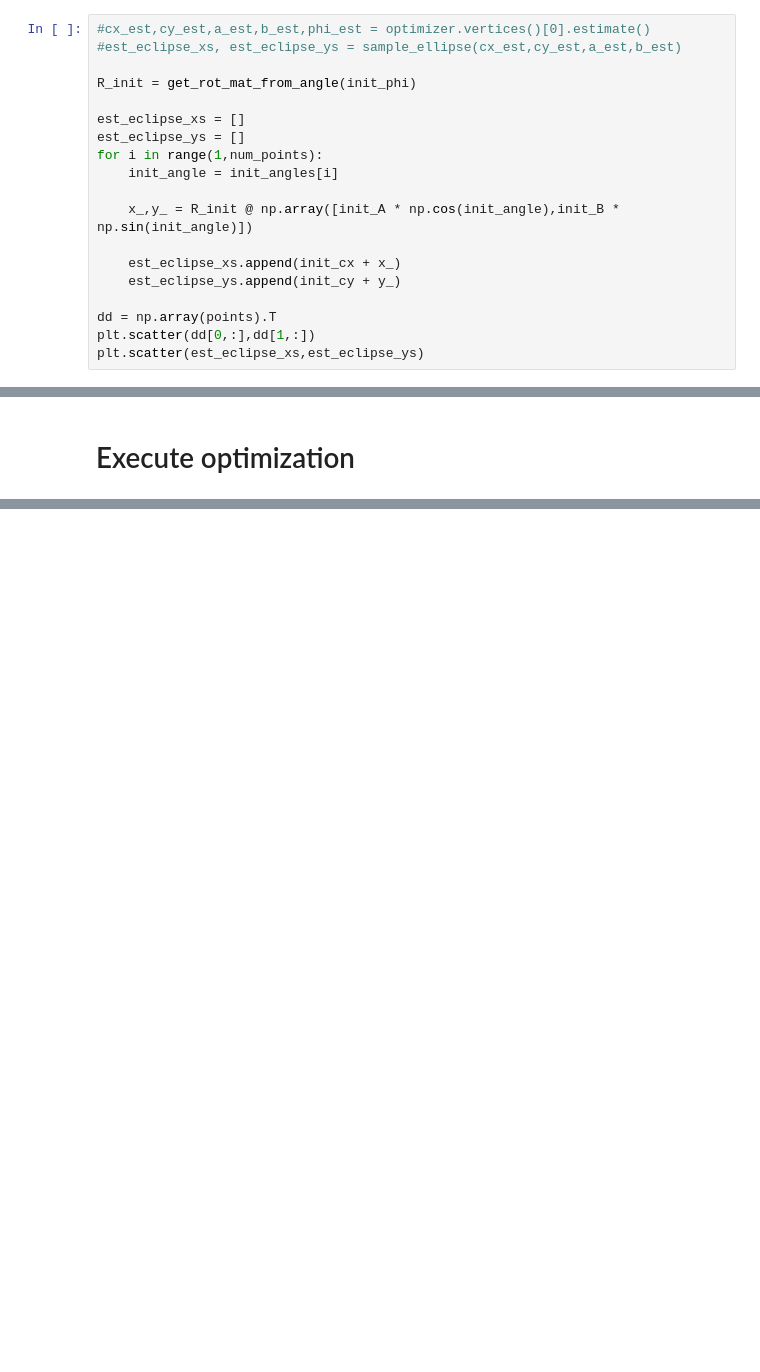
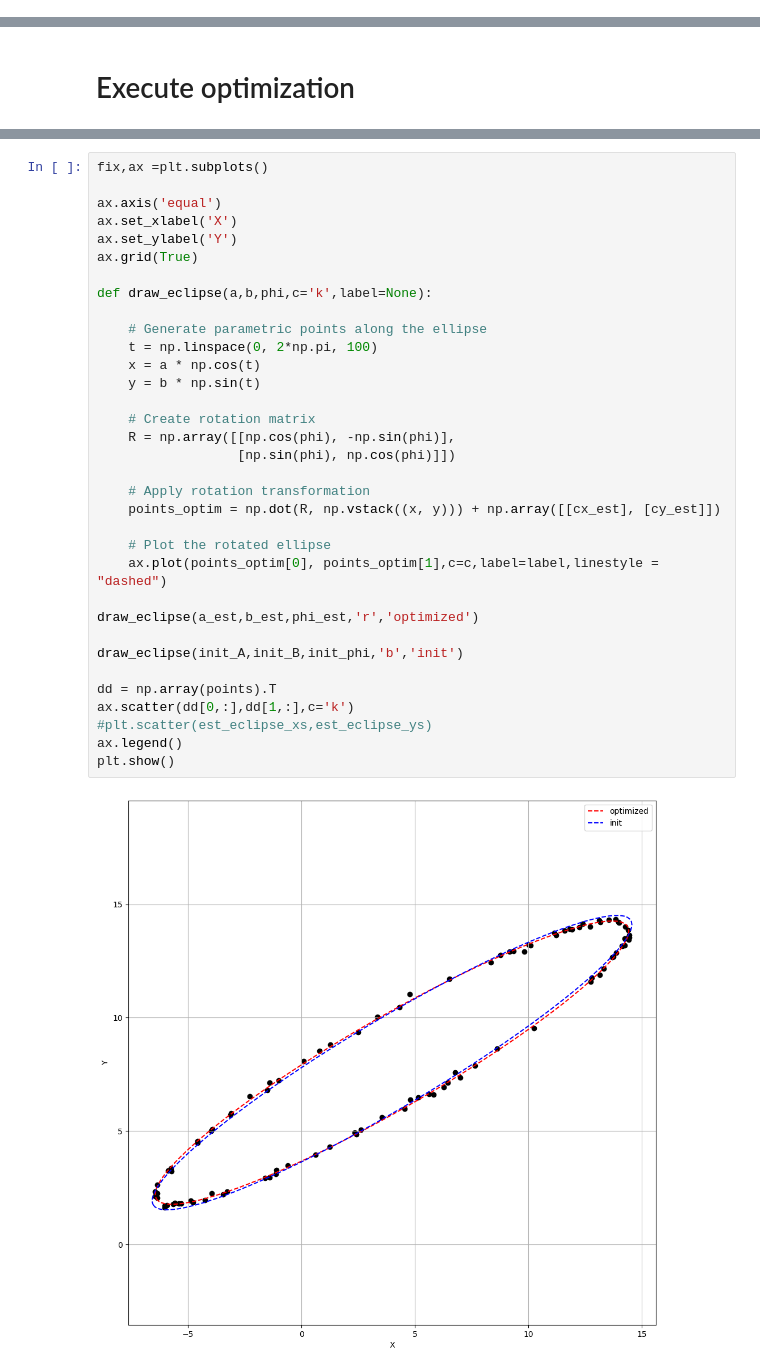
Before and after one commit to JOMANL/g2o_python_practice, a Jupyter notebook: notebooks/sample.ipynb, the cells around one changed output, grey strips where cells are left out. Cells and saved outputs as stored; diff of their text form; blank space fills up the shorter version.

Commit message:
update plot

```diff
--- a/notebooks/sample.ipynb
+++ b/notebooks/sample.ipynb
@@ -71,19 +70,0 @@ print(init_cx,init_cy,init_A,init_B,init_phi / np.pi * 180)
-# %%
-#cx_est,cy_est,a_est,b_est,phi_est = optimizer.vertices()[0].estimate()
-#est_eclipse_xs, est_eclipse_ys = sample_ellipse(cx_est,cy_est,a_est,b_est)
-
-R_init = get_rot_mat_from_angle(init_phi)
-
-est_eclipse_xs = []
-est_eclipse_ys = []
-for i in range(1,num_points):
-    init_angle = init_angles[i]
-
-    x_,y_ = R_init @ np.array([init_A * np.cos(init_angle),init_B * np.sin(init_angle)])
-
-    est_eclipse_xs.append(init_cx + x_)
-    est_eclipse_ys.append(init_cy + y_)
-
-dd = np.array(points).T
-plt.scatter(dd[0,:],dd[1,:])
-plt.scatter(est_eclipse_xs,est_eclipse_ys)
@@ -184,0 +140,36 @@ plt.scatter(est_eclipse_xs,est_eclipse_ys)
+# %%
+fix,ax =plt.subplots()
+
+ax.axis('equal')
+ax.set_xlabel('X')
+ax.set_ylabel('Y')
+ax.grid(True)
+
+def draw_eclipse(a,b,phi,c='k',label=None):
+
+    # Generate parametric points along the ellipse
+    t = np.linspace(0, 2*np.pi, 100)
+    x = a * np.cos(t)
+    y = b * np.sin(t)
+
+    # Create rotation matrix
+    R = np.array([[np.cos(phi), -np.sin(phi)],
+                  [np.sin(phi), np.cos(phi)]])
+
+    # Apply rotation transformation
+    points_optim = np.dot(R, np.vstack((x, y))) + np.array([[cx_est], [cy_est]])
+
+    # Plot the rotated ellipse
+    ax.plot(points_optim[0], points_optim[1],c=c,label=label,linestyle = "dashed")
+
+draw_eclipse(a_est,b_est,phi_est,'r','optimized')
+
+draw_eclipse(init_A,init_B,init_phi,'b','init')
+
+dd = np.array(points).T
+ax.scatter(dd[0,:],dd[1,:],c='k')
+#plt.scatter(est_eclipse_xs,est_eclipse_ys)
+ax.legend()
+plt.show()
+# %% [output]
+[figure, added]
```
Also changed, not shown: parts of 5 cells of this notebook.
